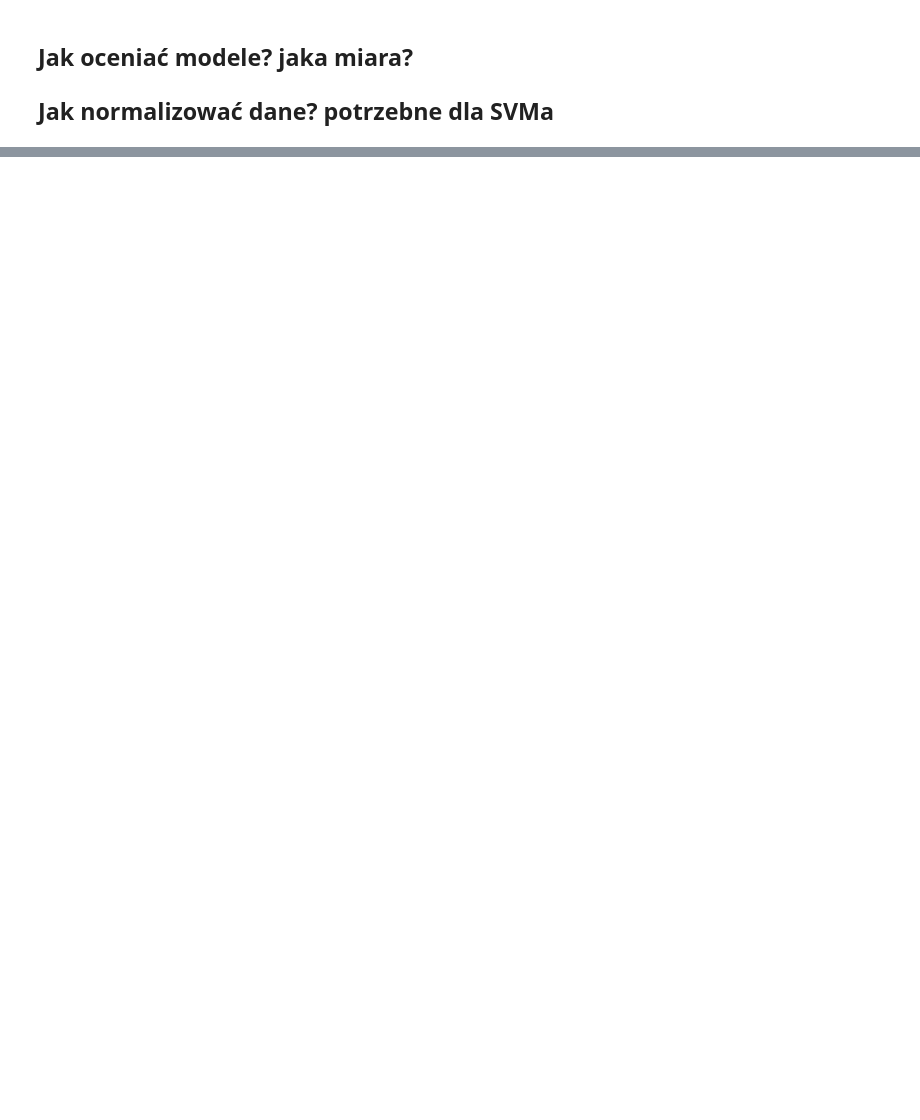
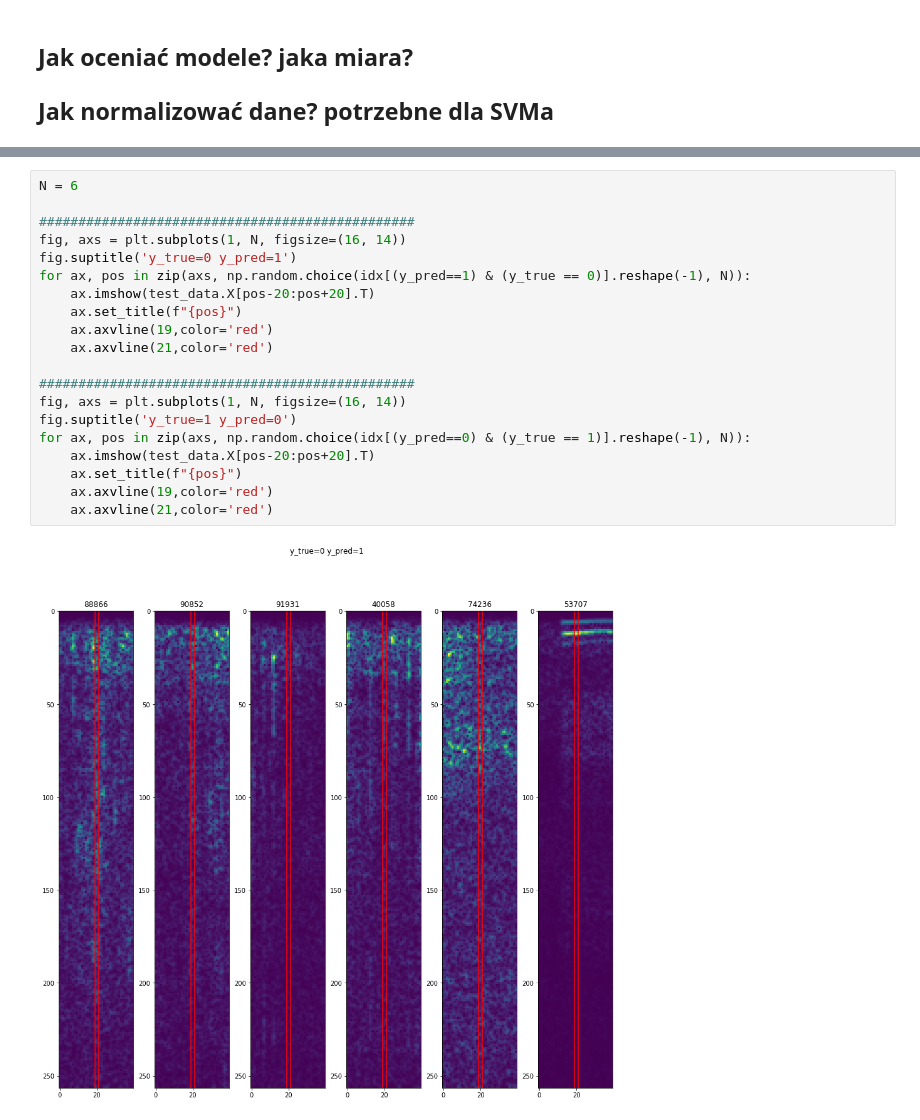
Before and after one commit to pkubiak/happy-szczurki, a Jupyter notebook: Classification SVM.ipynb, the cells around one changed output, grey strips where cells are left out. Cells and saved outputs as stored; diff of their text form; blank space fills up the shorter version.

```diff
--- a/Classification SVM.ipynb
+++ b/Classification SVM.ipynb
@@ -265,0 +182,22 @@ for i in range(len(y_pred)):
+# %%
+N = 6
+
+################################################
+fig, axs = plt.subplots(1, N, figsize=(16, 14))
+fig.suptitle('y_true=0 y_pred=1')
+for ax, pos in zip(axs, np.random.choice(idx[(y_pred==1) & (y_true == 0)].reshape(-1), N)):
+    ax.imshow(test_data.X[pos-20:pos+20].T)
+    ax.set_title(f"{pos}")
+    ax.axvline(19,color='red')
+    ax.axvline(21,color='red')
+
+################################################
+fig, axs = plt.subplots(1, N, figsize=(16, 14))
+fig.suptitle('y_true=1 y_pred=0')
+for ax, pos in zip(axs, np.random.choice(idx[(y_pred==0) & (y_true == 1)].reshape(-1), N)):
+    ax.imshow(test_data.X[pos-20:pos+20].T)
+    ax.set_title(f"{pos}")
+    ax.axvline(19,color='red')
+    ax.axvline(21,color='red')
+# %% [output]
+[figure, added]
```
Also changed, not shown: parts of 20 cells of this notebook.
